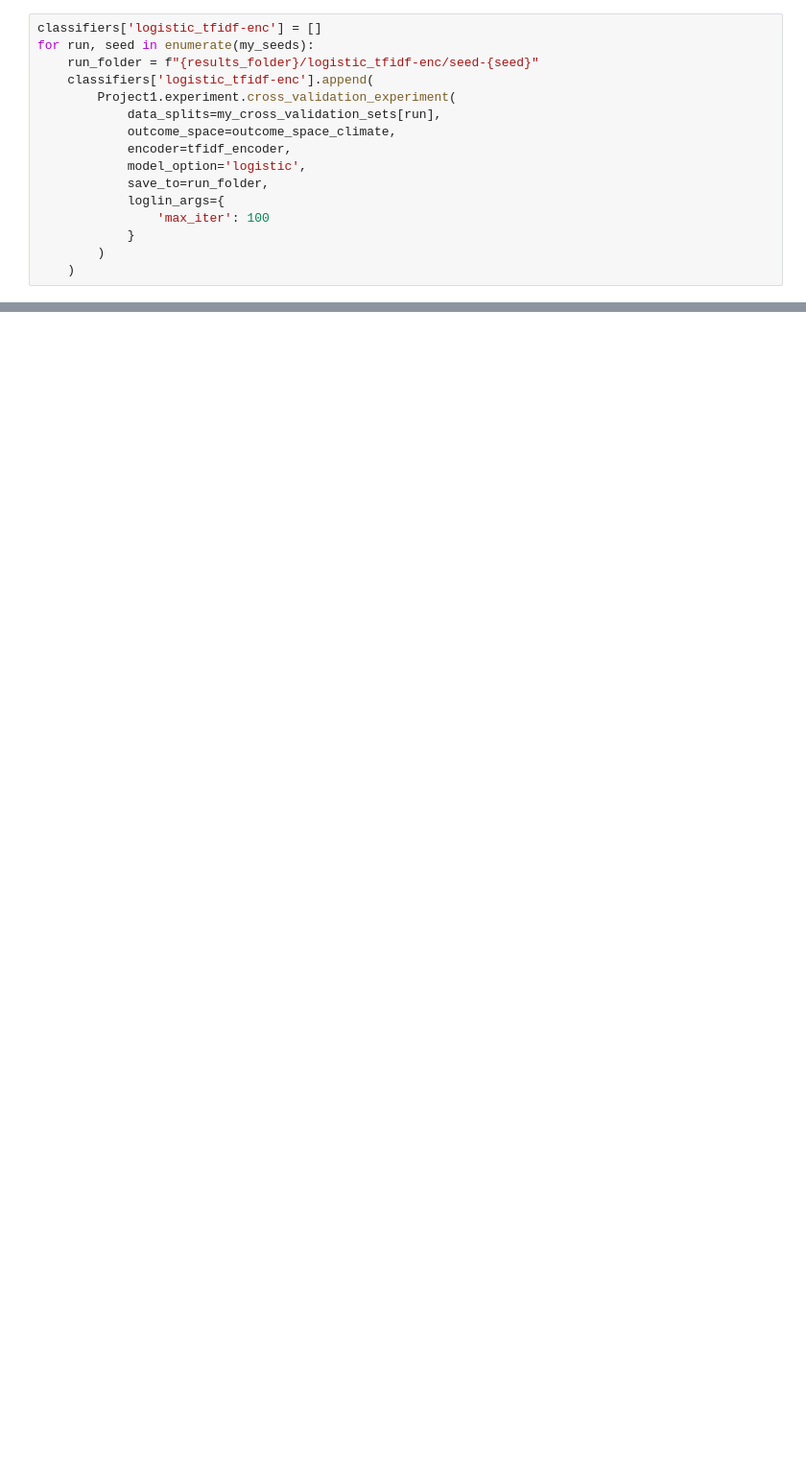
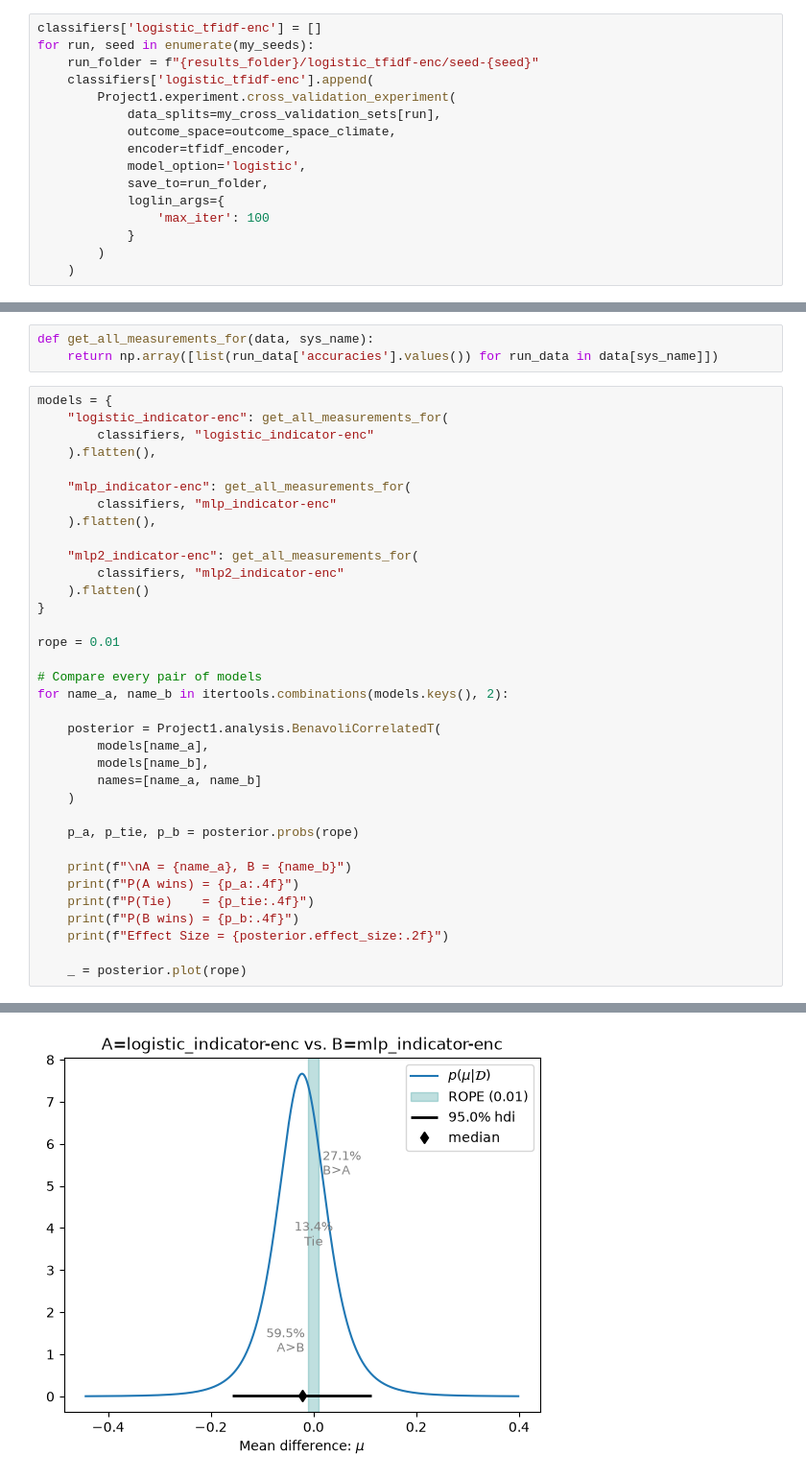
Before and after one commit to RichardB3737/NLP1, a Jupyter notebook: Project1/Implementation.ipynb, the cells around one changed output, grey strips where cells are left out. Shown at 96% size. Drawn from its saved outputs; the diff is of its cells as text; blank space fills up the shorter version.

Commit message:
Changes to implementation.py
added rope to implementation

```diff
--- a/Project1/Implementation.ipynb
+++ b/Project1/Implementation.ipynb
@@ -856,0 +854,39 @@ Project1.analysis.plot_box_and_points(Project1.analysis.make_data_frame(classifi
+# %%
+def get_all_measurements_for(data, sys_name):
+    return np.array([list(run_data['accuracies'].values()) for run_data in data[sys_name]])
+# %%
+models = {
+    "logistic_indicator-enc": get_all_measurements_for(
+        classifiers, "logistic_indicator-enc"
+    ).flatten(),
+
+    "mlp_indicator-enc": get_all_measurements_for(
+        classifiers, "mlp_indicator-enc"
+    ).flatten(),
+
+    "mlp2_indicator-enc": get_all_measurements_for(
+        classifiers, "mlp2_indicator-enc"
+    ).flatten()
+}
+
+rope = 0.01
+
+# Compare every pair of models
+for name_a, name_b in itertools.combinations(models.keys(), 2):
+
+    posterior = Project1.analysis.BenavoliCorrelatedT(
+        models[name_a],
+        models[name_b],
+        names=[name_a, name_b]
+    )
+
+    p_a, p_tie, p_b = posterior.probs(rope)
+
+    print(f"\nA = {name_a}, B = {name_b}")
+    print(f"P(A wins) = {p_a:.4f}")
+    print(f"P(Tie)    = {p_tie:.4f}")
+    print(f"P(B wins) = {p_b:.4f}")
+    print(f"Effect Size = {posterior.effect_size:.2f}")
+
+    _ = posterior.plot(rope)
+# %% [output]
@@ -856,0 +910 @@ Project1.analysis.plot_box_and_points(Project1.analysis.make_data_frame(classifi
+[figure, added]
```
Also changed, not shown: parts of 10 cells of this notebook, 45 other files.
